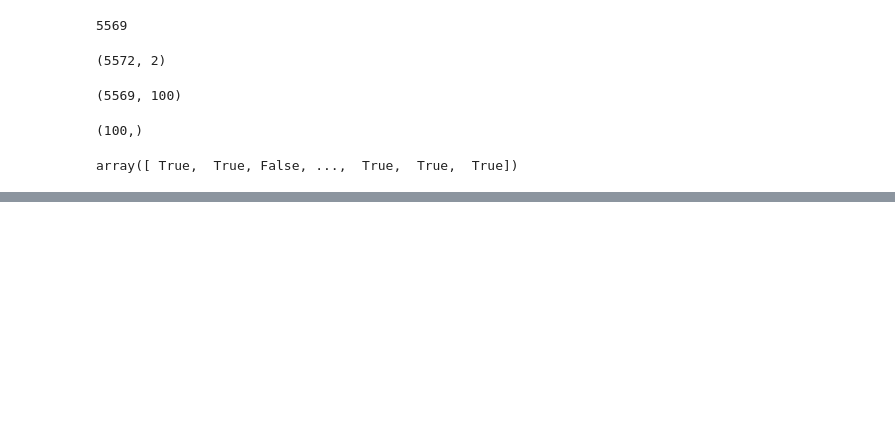
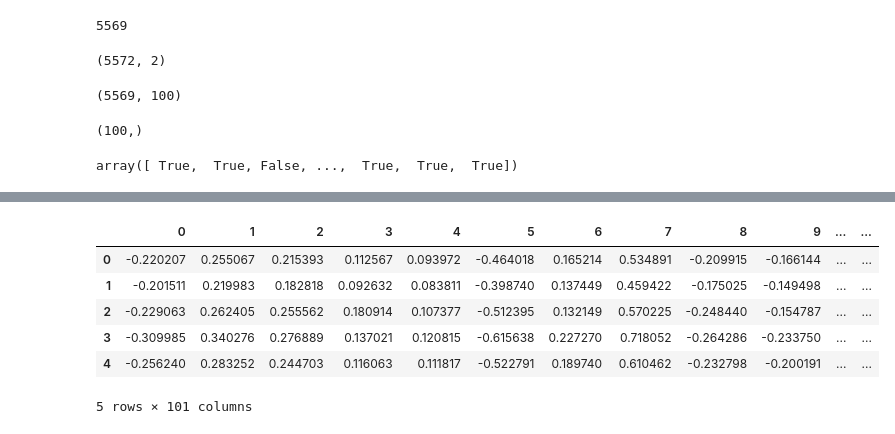
Before and after one commit to JITESH-KUMAR05/myGenAIPrac, a Jupyter notebook: ml1/SpamHamProjectUsingWord2Vec.ipynb, the cells around one changed output, grey strips where cells are left out. Cells and saved outputs as stored; diff of their text form; code cells hidden in the pictures; blank space fills up the shorter version.

```diff
--- a/ml1/SpamHamProjectUsingWord2Vec.ipynb
+++ b/ml1/SpamHamProjectUsingWord2Vec.ipynb
@@ -334,7 +321,8 @@ X_new[0].shape
 (100,)
 # %%
 ## Dependent Features
-y = pd.get_dummies(messages['label'])
+y = messages[list(map(lambda x:len(x) > 0 , corpus))]
+y = pd.get_dummies(y['label'])
 y = y.iloc[:,0].values
 # %%
 y
@@ -384,0 +390,12 @@ df.head
+# %%
+df['output'] = y
+# %%
+df.head()
+# %% [output]
+|  | 0 | 1 | 2 | 3 | 4 | 5 | 6 | 7 | 8 | 9 | ... | ... |
+| 0 | -0.220207 | 0.255067 | 0.215393 | 0.112567 | 0.093972 | -0.464018 | 0.165214 | 0.534891 | -0.209915 | -0.166144 | ... | ... |
+| 1 | -0.201511 | 0.219983 | 0.182818 | 0.092632 | 0.083811 | -0.398740 | 0.137449 | 0.459422 | -0.175025 | -0.149498 | ... | ... |
+| 2 | -0.229063 | 0.262405 | 0.255562 | 0.180914 | 0.107377 | -0.512395 | 0.132149 | 0.570225 | -0.248440 | -0.154787 | ... | ... |
+| 3 | -0.309985 | 0.340276 | 0.276889 | 0.137021 | 0.120815 | -0.615638 | 0.227270 | 0.718052 | -0.264286 | -0.233750 | ... | ... |
+| 4 | -0.256240 | 0.283252 | 0.244703 | 0.116063 | 0.111817 | -0.522791 | 0.189740 | 0.610462 | -0.232798 | -0.200191 | ... | ... |
+5 rows × 101 columns
```
Also changed, not shown: parts of 25 cells of this notebook.
